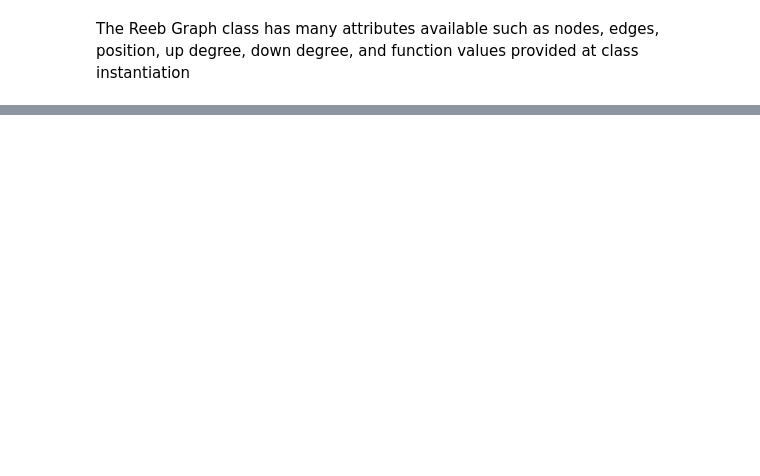
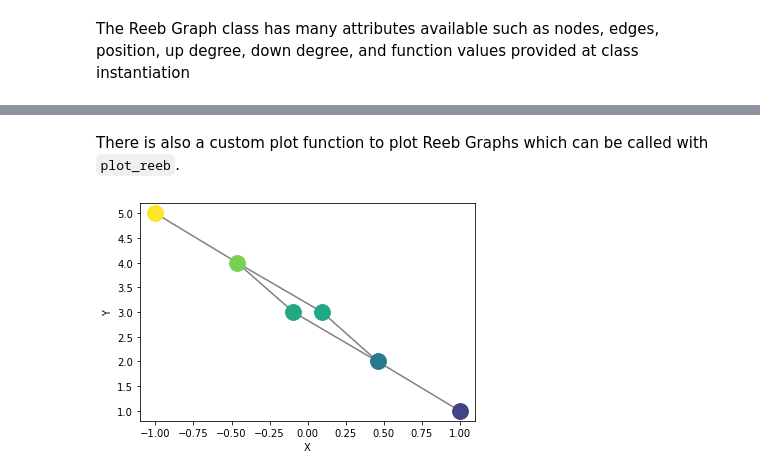
Before and after one commit to MunchLab/ceREEBerus, a Jupyter notebook: notebooks/reeb_plot.ipynb, the cells around one changed output, grey strips where cells are left out. Drawn from its saved outputs; the diff is of its cells as text; code cells hidden in the pictures; blank space fills up the shorter version.

Commit message:
finished up/down degree function along with custom graph function to allow loops

```diff
--- a/notebooks/reeb_plot.ipynb
+++ b/notebooks/reeb_plot.ipynb
@@ -459,0 +71,6 @@ plt.plot(np.array(test))
+# %% [markdown]
+There is also a custom plot function to plot Reeb Graphs which can be called with `plot_reeb`.
+# %%
+Reeb.plot_reeb(reeb_torus)
+# %% [output]
+[figure, added]
```
Also changed, not shown: parts of 53 cells of this notebook, 6 other files.
